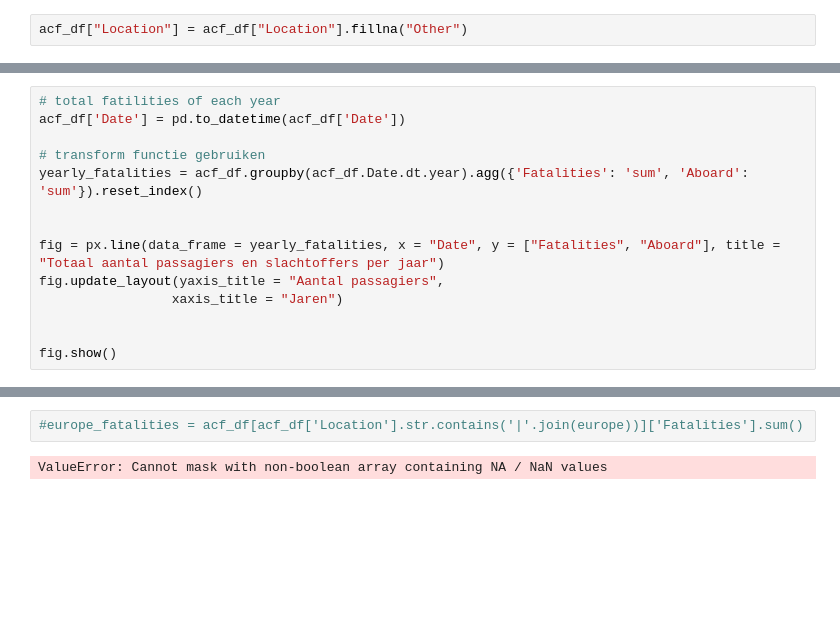
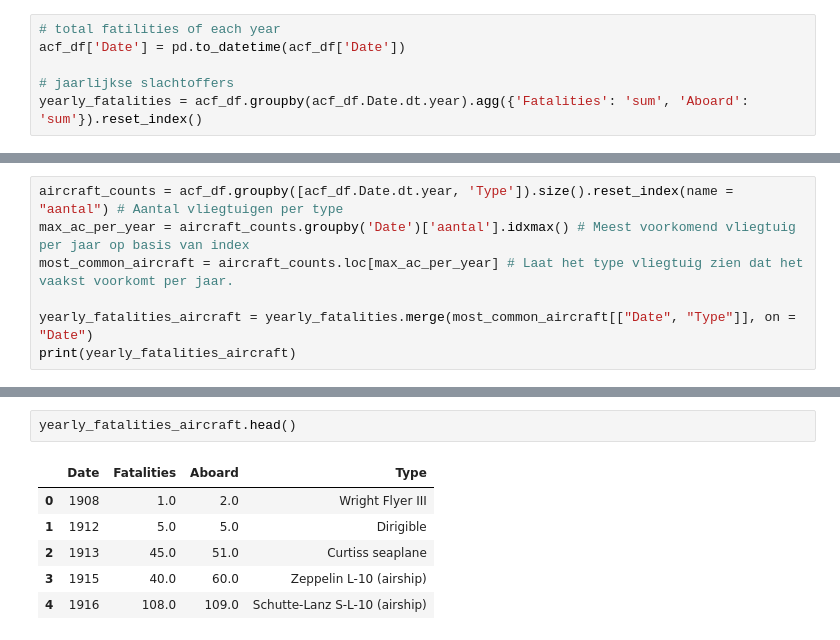
Before and after one commit to Stemt/DS-groep-6, a Jupyter notebook: Case-2/case_2.ipynb, the cells around one changed output, grey strips where cells are left out. Cells and saved outputs as stored; diff of their text form; blank space fills up the shorter version.

```diff
--- a/Case-2/case_2.ipynb
+++ b/Case-2/case_2.ipynb
@@ -58,2 +59,6 @@ import plotly.express as px
 # %%
-acf_df["Location"] = acf_df["Location"].fillna("Other")
+# total fatilities of each year
+acf_df['Date'] = pd.to_datetime(acf_df['Date'])
+
+# jaarlijkse slachtoffers
+yearly_fatalities = acf_df.groupby(acf_df.Date.dt.year).agg({'Fatalities': 'sum', 'Aboard': 'sum'}).reset_index()
@@ -75,15 +65,8 @@ Name: Location, Length: 5268, dtype: object
 # %%
-# total fatilities of each year
-acf_df['Date'] = pd.to_datetime(acf_df['Date'])
+aircraft_counts = acf_df.groupby([acf_df.Date.dt.year, 'Type']).size().reset_index(name = "aantal") # Aantal vliegtuigen per type
+max_ac_per_year = aircraft_counts.groupby('Date')['aantal'].idxmax() # Meest voorkomend vliegtuig per jaar op basis van index
+most_common_aircraft = aircraft_counts.loc[max_ac_per_year] # Laat het type vliegtuig zien dat het vaakst voorkomt per jaar.
 
-# transform functie gebruiken
-yearly_fatalities = acf_df.groupby(acf_df.Date.dt.year).agg({'Fatalities': 'sum', 'Aboard': 'sum'}).reset_index()
-
-
-fig = px.line(data_frame = yearly_fatalities, x = "Date", y = ["Fatalities", "Aboard"], title = "Totaal aantal passagiers en slachtoffers per jaar")
-fig.update_layout(yaxis_title = "Aantal passagiers",
-                 xaxis_title = "Jaren")
-
-
-fig.show()
+yearly_fatalities_aircraft = yearly_fatalities.merge(most_common_aircraft[["Date", "Type"]], on = "Date")
+print(yearly_fatalities_aircraft)
 # %% [output]
@@ -115,5 +117,10 @@ europe = ["Iceland", "Norway", "Sweden", "Finland", "Russia", "Estonia", "Latvia
 # %%
-#europe_fatalities = acf_df[acf_df['Location'].str.contains('|'.join(europe))]['Fatalities'].sum()
+yearly_fatalities_aircraft.head()
 # %% [output]
-ValueError: Cannot mask with non-boolean array containing NA / NaN values
+|  | Date | Fatalities | Aboard | Type |
+| 0 | 1908 | 1.0 | 2.0 | Wright Flyer III |
+| 1 | 1912 | 5.0 | 5.0 | Dirigible |
+| 2 | 1913 | 45.0 | 51.0 | Curtiss seaplane |
+| 3 | 1915 | 40.0 | 60.0 | Zeppelin L-10 (airship) |
+| 4 | 1916 | 108.0 | 109.0 | Schutte-Lanz S-L-10 (airship) |
 # %%
```
Also changed, not shown: parts of 21 cells of this notebook, 2 other files.
